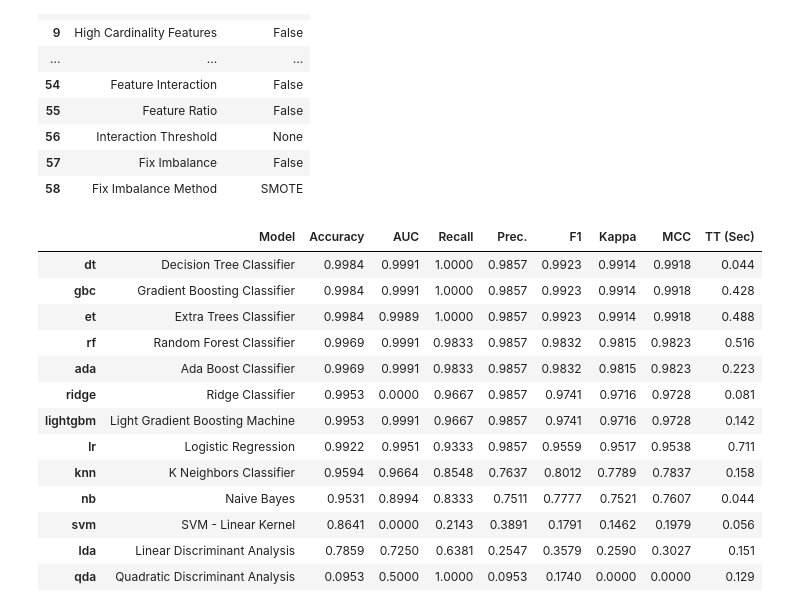
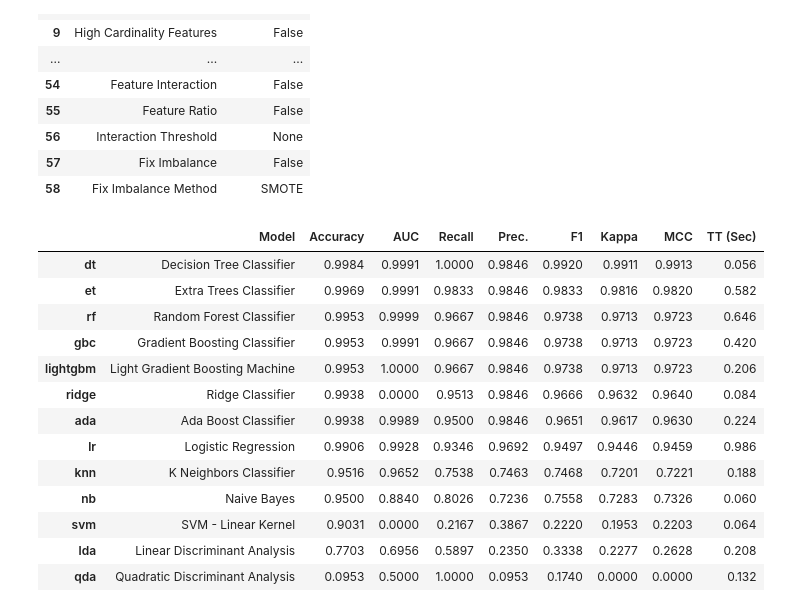
Before and after one commit to picolloo/pokemon-automl-analysis, a Jupyter notebook: pokemon_automl_analysis.ipynb, the cells around one changed output. Cells and saved outputs as stored; diff of their text form; code cells hidden in the pictures.

```diff
--- a/pokemon_automl_analysis.ipynb
+++ b/pokemon_automl_analysis.ipynb
@@ -65,19 +65,19 @@ ml_setup = classification.setup(data=df,
 | 57 | Fix Imbalance | False |
 | 58 | Fix Imbalance Method | SMOTE |
 # %%
-best_model = classification.compare_models()
+best_model = classification.compare_models(fold=5)
 # %% [output]
 |  | Model | Accuracy | AUC | Recall | Prec. | F1 | Kappa | MCC | TT (Sec) |
-| dt | Decision Tree Classifier | 0.9984 | 0.9991 | 1.0000 | 0.9857 | 0.9923 | 0.9914 | 0.9918 | 0.044 |
-| gbc | Gradient Boosting Classifier | 0.9984 | 0.9991 | 1.0000 | 0.9857 | 0.9923 | 0.9914 | 0.9918 | 0.428 |
-| et | Extra Trees Classifier | 0.9984 | 0.9989 | 1.0000 | 0.9857 | 0.9923 | 0.9914 | 0.9918 | 0.488 |
-| rf | Random Forest Classifier | 0.9969 | 0.9991 | 0.9833 | 0.9857 | 0.9832 | 0.9815 | 0.9823 | 0.516 |
-| ada | Ada Boost Classifier | 0.9969 | 0.9991 | 0.9833 | 0.9857 | 0.9832 | 0.9815 | 0.9823 | 0.223 |
-| ridge | Ridge Classifier | 0.9953 | 0.0000 | 0.9667 | 0.9857 | 0.9741 | 0.9716 | 0.9728 | 0.081 |
-| lightgbm | Light Gradient Boosting Machine | 0.9953 | 0.9991 | 0.9667 | 0.9857 | 0.9741 | 0.9716 | 0.9728 | 0.142 |
-| lr | Logistic Regression | 0.9922 | 0.9951 | 0.9333 | 0.9857 | 0.9559 | 0.9517 | 0.9538 | 0.711 |
-| knn | K Neighbors Classifier | 0.9594 | 0.9664 | 0.8548 | 0.7637 | 0.8012 | 0.7789 | 0.7837 | 0.158 |
-| nb | Naive Bayes | 0.9531 | 0.8994 | 0.8333 | 0.7511 | 0.7777 | 0.7521 | 0.7607 | 0.044 |
-| svm | SVM - Linear Kernel | 0.8641 | 0.0000 | 0.2143 | 0.3891 | 0.1791 | 0.1462 | 0.1979 | 0.056 |
-| lda | Linear Discriminant Analysis | 0.7859 | 0.7250 | 0.6381 | 0.2547 | 0.3579 | 0.2590 | 0.3027 | 0.151 |
-| qda | Quadratic Discriminant Analysis | 0.0953 | 0.5000 | 1.0000 | 0.0953 | 0.1740 | 0.0000 | 0.0000 | 0.129 |
+| dt | Decision Tree Classifier | 0.9984 | 0.9991 | 1.0000 | 0.9846 | 0.9920 | 0.9911 | 0.9913 | 0.056 |
+| et | Extra Trees Classifier | 0.9969 | 0.9991 | 0.9833 | 0.9846 | 0.9833 | 0.9816 | 0.9820 | 0.582 |
+| rf | Random Forest Classifier | 0.9953 | 0.9999 | 0.9667 | 0.9846 | 0.9738 | 0.9713 | 0.9723 | 0.646 |
+| gbc | Gradient Boosting Classifier | 0.9953 | 0.9991 | 0.9667 | 0.9846 | 0.9738 | 0.9713 | 0.9723 | 0.420 |
+| lightgbm | Light Gradient Boosting Machine | 0.9953 | 1.0000 | 0.9667 | 0.9846 | 0.9738 | 0.9713 | 0.9723 | 0.206 |
+| ridge | Ridge Classifier | 0.9938 | 0.0000 | 0.9513 | 0.9846 | 0.9666 | 0.9632 | 0.9640 | 0.084 |
+| ada | Ada Boost Classifier | 0.9938 | 0.9989 | 0.9500 | 0.9846 | 0.9651 | 0.9617 | 0.9630 | 0.224 |
+| lr | Logistic Regression | 0.9906 | 0.9928 | 0.9346 | 0.9692 | 0.9497 | 0.9446 | 0.9459 | 0.986 |
+| knn | K Neighbors Classifier | 0.9516 | 0.9652 | 0.7538 | 0.7463 | 0.7468 | 0.7201 | 0.7221 | 0.188 |
+| nb | Naive Bayes | 0.9500 | 0.8840 | 0.8026 | 0.7236 | 0.7558 | 0.7283 | 0.7326 | 0.060 |
+| svm | SVM - Linear Kernel | 0.9031 | 0.0000 | 0.2167 | 0.3867 | 0.2220 | 0.1953 | 0.2203 | 0.064 |
+| lda | Linear Discriminant Analysis | 0.7703 | 0.6956 | 0.5897 | 0.2350 | 0.3338 | 0.2277 | 0.2628 | 0.208 |
+| qda | Quadratic Discriminant Analysis | 0.0953 | 0.5000 | 1.0000 | 0.0953 | 0.1740 | 0.0000 | 0.0000 | 0.132 |
```
Also changed, not shown: parts of 2 cells of this notebook.
